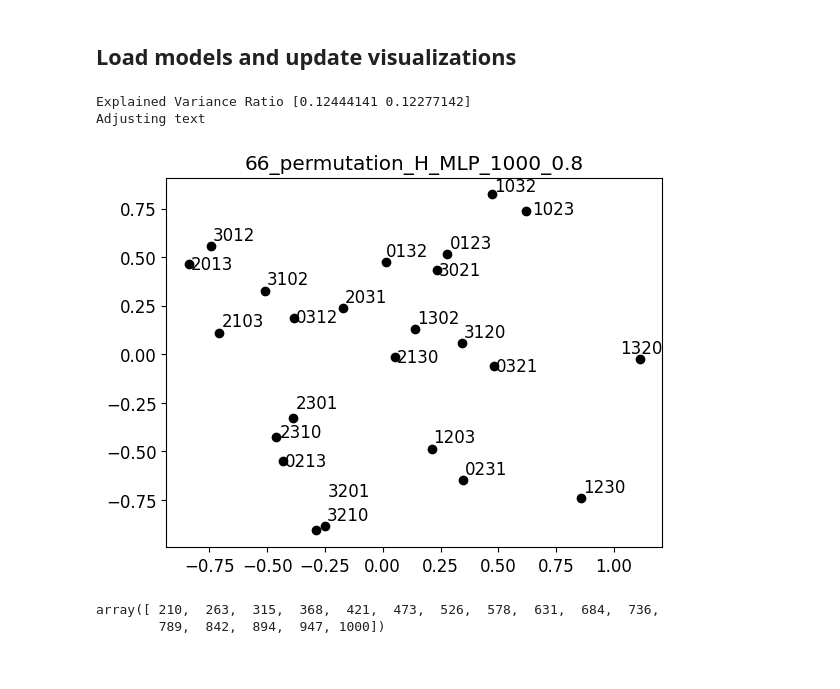
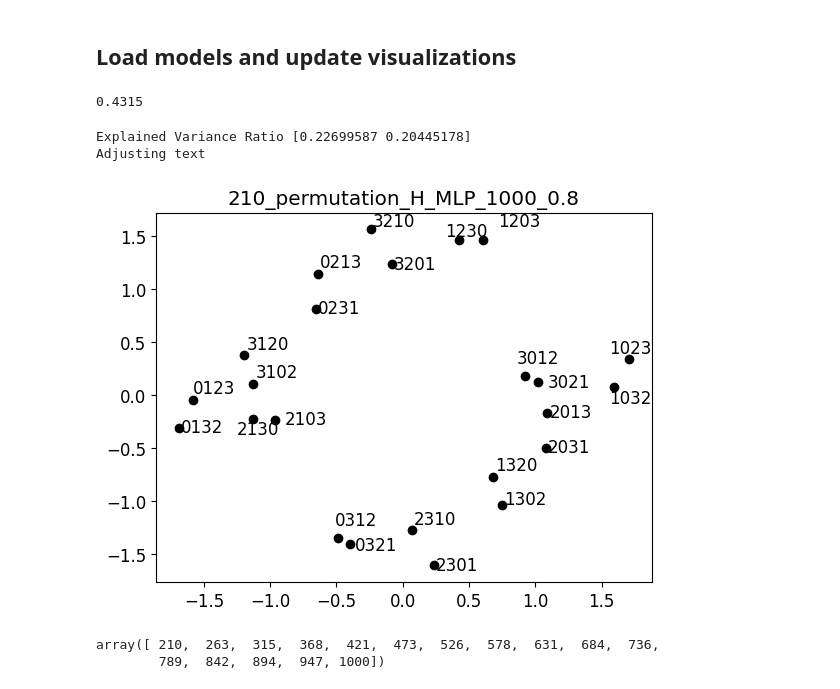
Before and after one commit to maxwellmg/grow-crystals-distance-experiments, a Jupyter notebook: notebooks/permutation_group.ipynb, the cells around one changed output. Drawn from its saved outputs; the diff is of its cells as text; code cells hidden in the pictures.

Commit message:
Figures for various n_exp values

```diff
--- a/notebooks/permutation_group.ipynb
+++ b/notebooks/permutation_group.ipynb
@@ -455,6 +455,7 @@ Explained Variance Ratio [0.19432192 0.15387282]
 device='cpu'
 data_size = 1000
 train_ratio=0.8
-seed=66
+seed=210
 data_id = "permutation"
 model_id = "H_MLP"
+n_exp=1
@@ -463,15 +462,21 @@ model = load_model_from_file(model_id, data_id, results_root = "results")
+# %%
+model = load_model_from_file(model_id, data_id, seed=seed,n_exp=n_exp,results_root = "results_1/2025-01-20_17-39-56", trained_on_gpu=False,n_in_filename=True)
 # %%
 perms = list(itertools.permutations(range(4)))
 perm_dict = dict(enumerate(perms))
 perm_vals = ["".join(np.array(perm_dict[i]).astype(str)) for i in range(len(perm_dict))]
 new_perm_dict = dict(zip(perm_dict.keys(), perm_vals))
+# %%
+0.227+0.2045
+# %% [output]
+0.4315
 # %%
-visualize_embedding(model.embedding.weight.cpu() if 'transformer' in model_id else model.embedding.cpu(), title=f"{seed}_{data_id}_{model_id}_{data_size}_{train_ratio}", dict_level = new_perm_dict, adjust_overlapping_text=True, color_dict=False)
+visualize_embedding(model.embedding.weight.cpu() if 'transformer' in model_id else model.embedding.cpu(), save_path = f"../riya_figs_n=1/{seed}_{model_id}.png", title=f"{seed}_{data_id}_{model_id}_{data_size}_{train_ratio}", dict_level = new_perm_dict, adjust_overlapping_text=True, color_dict=False)
 # save_path=f"../results/emb_{seed}_{data_id}_{model_id}_{data_size}_{train_ratio}.png"
 # %% [output]
-Explained Variance Ratio [0.12444141 0.12277142]
+Explained Variance Ratio [0.22699587 0.20445178]
 Adjusting text
-[figure, old version]
+[figure, new version]
 # %%
 # for riya_figs: visualize_embedding(model.embedding.weight.cpu() if 'transformer' in model_id else model.embedding.cpu(), save_path=f"../riya_figs/{model_id}.png", dict_level = new_perm_dict, adjust_overlapping_text=True, color_dict=False)
 # %%
```
Also changed, not shown: parts of 1 cell of this notebook, 24 other files.
